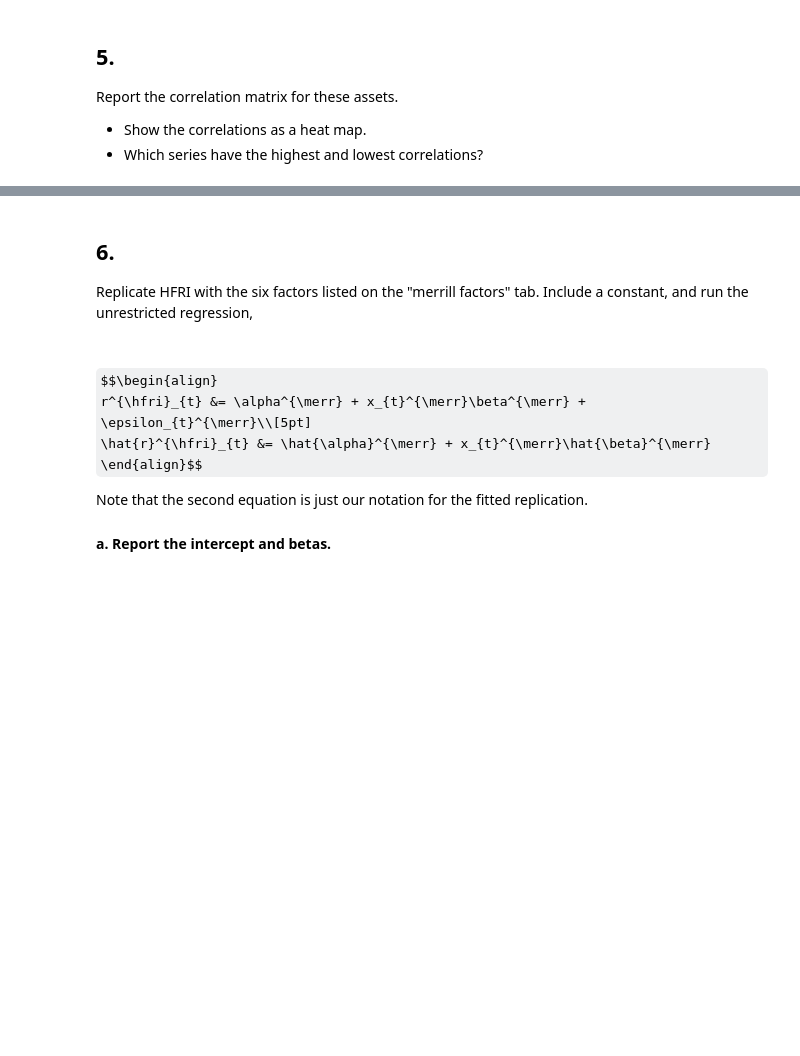
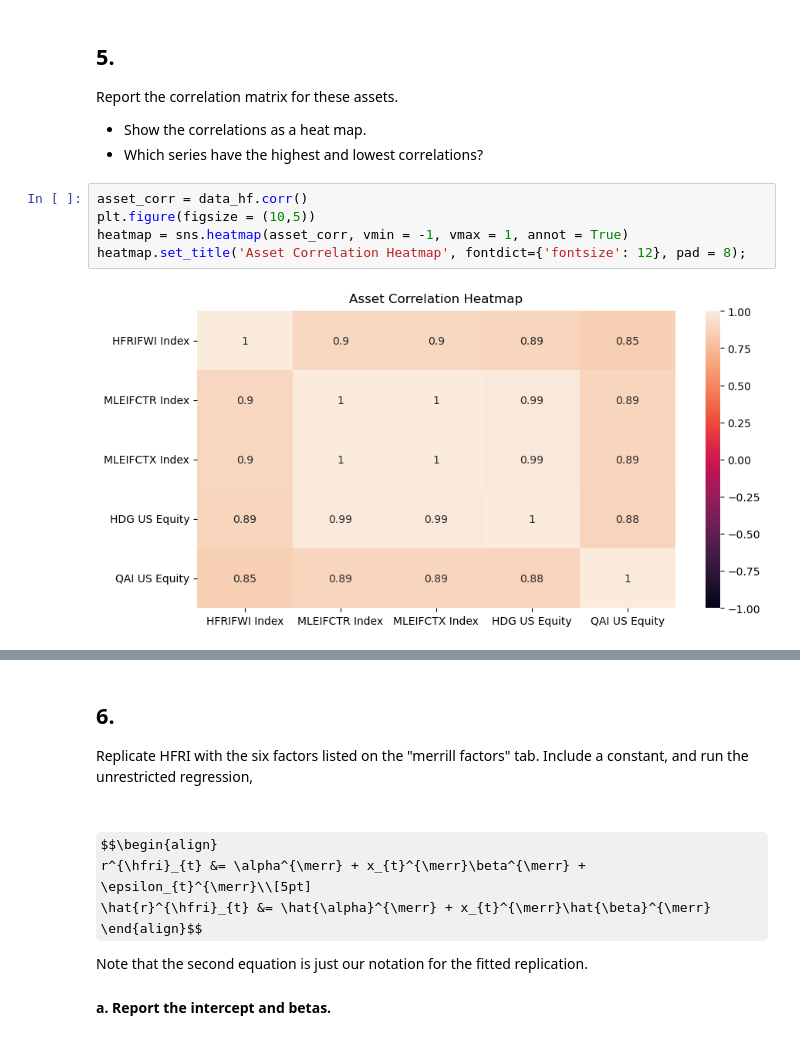
Before and after one commit to sstikhonov/Uchicago_PortfolioRiskManagement, a Jupyter notebook: homework/Homework 2.ipynb, the cells around one changed output, grey strips where cells are left out. Saved outputs shown, nothing was run; the diff lists cells and outputs as text; some formulas as TeX source; blank space fills up the shorter version.

```diff
--- a/homework/Homework 2.ipynb
+++ b/homework/Homework 2.ipynb
@@ -210,3 +217,10 @@ Discuss the previous statistics, and what they tell us about...
 Report the correlation matrix for these assets.
 * Show the correlations as a heat map.
 * Which series have the highest and lowest correlations?
+# %%
+asset_corr = data_hf.corr()
+plt.figure(figsize = (10,5))
+heatmap = sns.heatmap(asset_corr, vmin = -1, vmax = 1, annot = True)
+heatmap.set_title('Asset Correlation Heatmap', fontdict={'fontsize': 12}, pad = 8);
+# %% [output]
+[figure, added]
```
Also changed, not shown: parts of 24 cells of this notebook.
